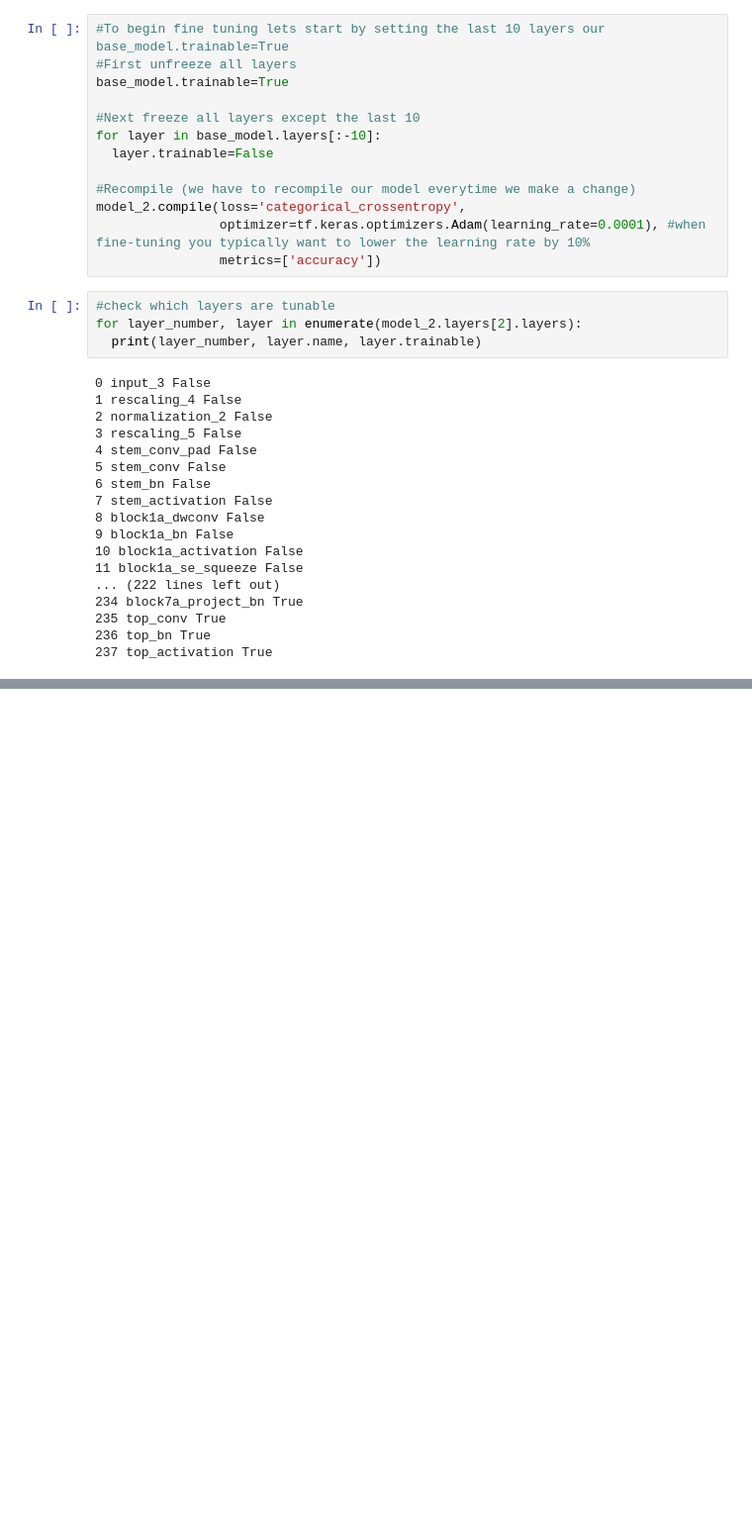
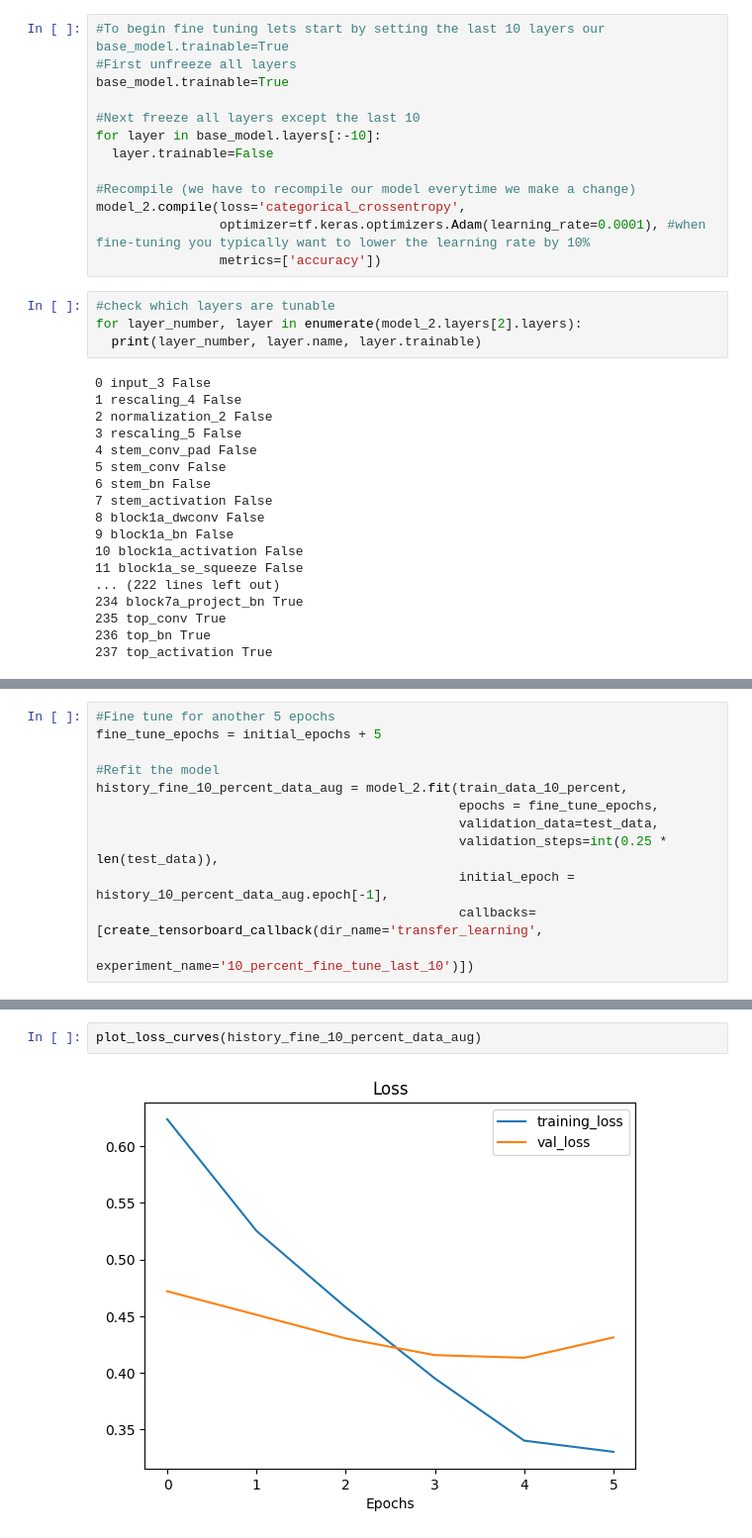
Before and after one commit to aakriti-dot/Tensorflow, a Jupyter notebook: TransferLearning_FineTuning.ipynb, the cells around one changed output, grey strips where cells are left out. Shown at 99% size. Drawn from its saved outputs; the diff is of its cells as text; blank space fills up the shorter version.

```diff
--- a/TransferLearning_FineTuning.ipynb
+++ b/TransferLearning_FineTuning.ipynb
@@ -645,0 +650,12 @@ for layer_number, layer in enumerate(model_2.layers[2].layers):
+# %%
+#Fine tune for another 5 epochs
+fine_tune_epochs = initial_epochs + 5
+
+#Refit the model
+history_fine_10_percent_data_aug = model_2.fit(train_data_10_percent,
+                                               epochs = fine_tune_epochs,
+                                               validation_data=test_data,
+                                               validation_steps=int(0.25 * len(test_data)),
+                                               initial_epoch = history_10_percent_data_aug.epoch[-1],
+                                               callbacks=[create_tensorboard_callback(dir_name='transfer_learning',
+                                                                                      experiment_name='10_percent_fine_tune_last_10')])
@@ -645,0 +680,4 @@ for layer_number, layer in enumerate(model_2.layers[2].layers):
+# %%
+plot_loss_curves(history_fine_10_percent_data_aug)
+# %% [output]
+[figure, added]
```
Also changed, not shown: parts of 24 cells of this notebook.
